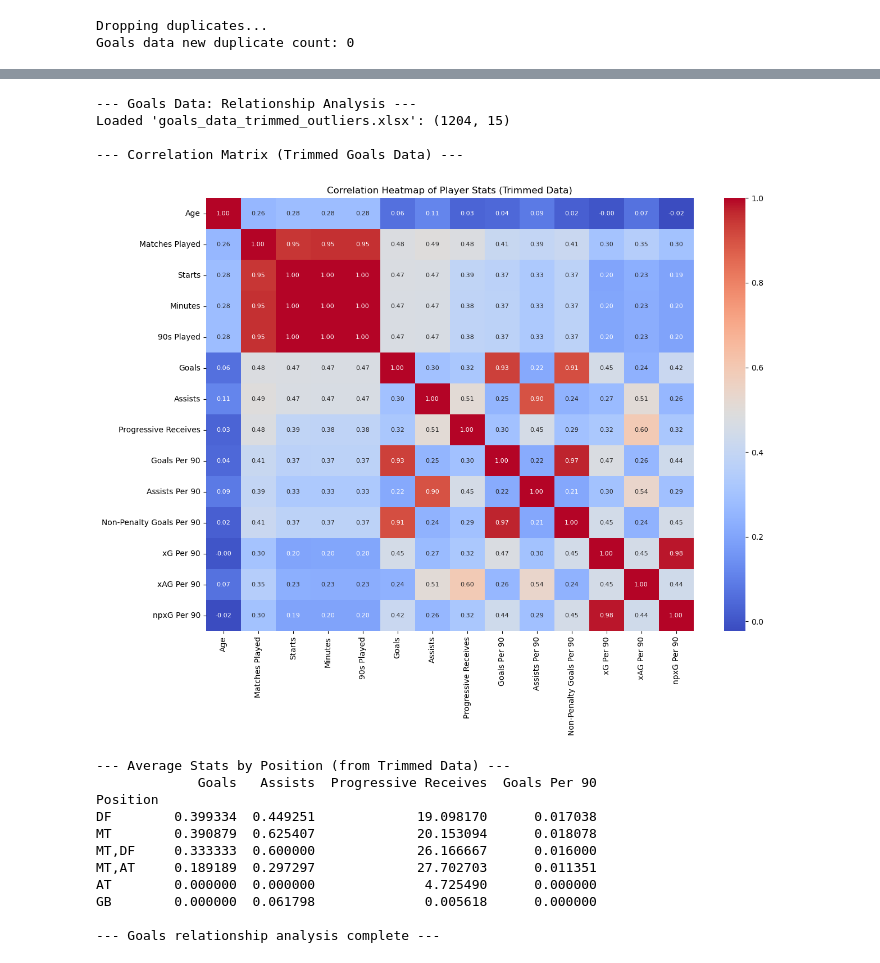
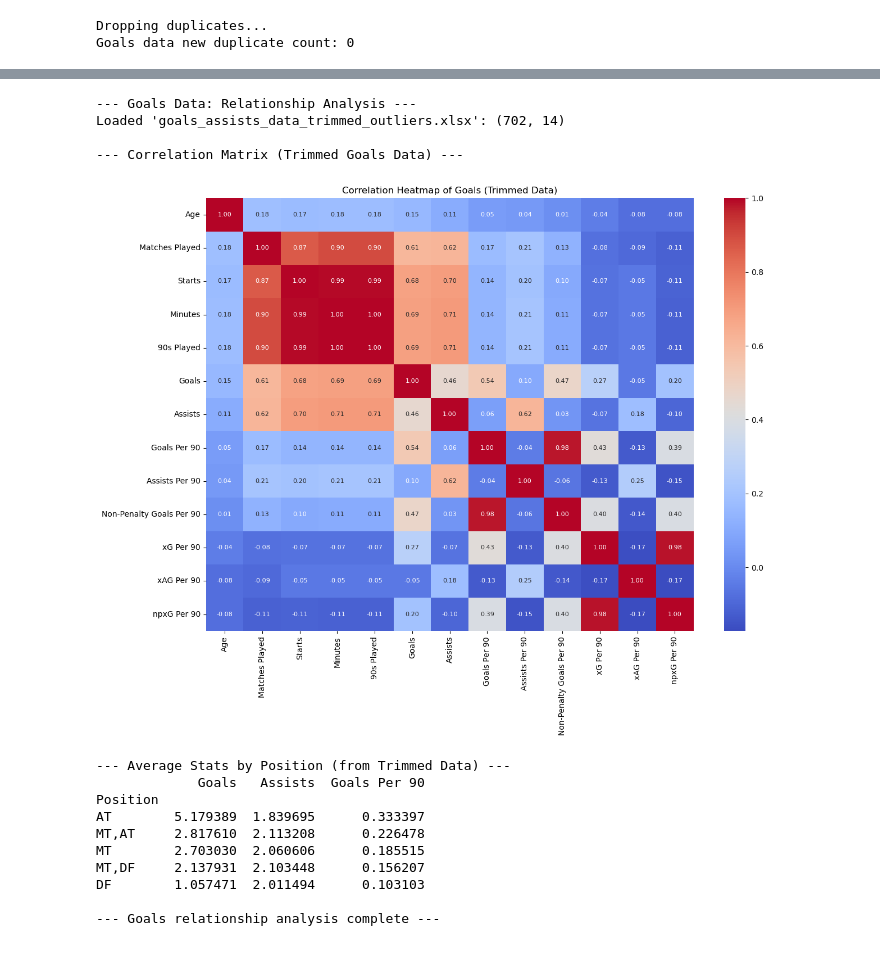
Before and after one commit to springboardmentor345a-create/Projects_2, a Jupyter notebook: Model Training/Notebooks/Goals and Assists Notebook.ipynb, the cells around one changed output, grey strips where cells are left out. Drawn from its saved outputs; the diff is of its cells as text; code cells hidden in the pictures.

Commit message:
Model Training on given problem statements along with their visualizations

```diff
--- a/Model Training/Notebooks/Goals and Assists Notebook.ipynb
+++ b/Model Training/Notebooks/Goals and Assists Notebook.ipynb
@@ -201,0 +192,17 @@ Successfully created 'df_goals_trimmed' and saved to: goals_data_trimmed_outlier
+# %%
+# Plotting BoxPlots for all the Numerical Features after removing outliers
+import numpy as np
+import matplotlib.pyplot as plt
+import seaborn as sns
+
+# Get a list of all columns that are numbers (int64 or float64)
+numeric_cols = df_clean.select_dtypes(include=[np.number]).columns
+
+print(f"Plotting boxplots for all {len(numeric_cols)} numeric columns after removing outliers in df_clean:\n")
+for col in numeric_cols:
+    plt.figure(figsize=(10, 4))
+    sns.boxplot(x=df_clean[col])
+    plt.title(f'Boxplot for {col} (Outliers Removed)')
+    plt.xlabel(col)
+    plt.show()
+print("\n--- All numeric columns have been plotted. ---")
@@ -249,4 +277,5 @@ Name: count, dtype: int64
 # %%
+# Plotting Heatmap for Correlation Matrix (GOALS)
 import pandas as pd
 import numpy as np
 import matplotlib.pyplot as plt
@@ -256,53 +285,52 @@ import seaborn as sns
 print("--- Goals Data: Relationship Analysis ---")
 
 try:
-    # 1. Load the data you just analyzed
-    df_goals_trimmed = pd.read_excel("goals_data_trimmed_outliers.xlsx")
-    print(f"Loaded 'goals_data_trimmed_outliers.xlsx': {df_goals_trimmed.shape}")
+    # 1. Load the data
+    df_goals_assists_trimmed = pd.read_excel("goals_assists_data_trimmed_outliers.xlsx")
+    print(f"Loaded 'goals_assists_data_trimmed_outliers.xlsx': {df_goals_assists_trimmed.shape}")
 
     # 2. Correlation Matrix
     print("\n--- Correlation Matrix (Trimmed Goals Data) ---")
 
-    # Select only numeric columns for correlation
-    numeric_cols = df_goals_trimmed.select_dtypes(include=[np.number])
+    # Select only numeric columns
+    numeric_cols = df_goals_assists_trimmed.select_dtypes(include=[np.number])
     corr_matrix = numeric_cols.corr()
 
-    # Create a heatmap to visualize the correlation
+    # Create a heatmap
     plt.figure(figsize=(14, 10))
     sns.heatmap(corr_matrix, annot=True, fmt='.2f', cmap='coolwarm',
                 annot_kws={"size": 8})
-    plt.title('Correlation Heatmap of Player Stats (Trimmed Data)')
+    plt.title('Correlation Heatmap of Goals (Trimmed Data)')
     plt.show()
 
     # 3. Categorical vs. Numeric (Grouped Averages)
     print("\n--- Average Stats by Position (from Trimmed Data) ---")
-    key_stats = ['Goals', 'Assists', 'Progressive Receives', 'Goals Per 90']
+    key_stats = ['Goals', 'Assists', 'Goals Per 90']
 
     # Group by 'Position' and calculate the mean for key stats
-    position_stats = df_goals_trimmed.groupby('Position')[key_stats].mean()
+    position_stats = df_goals_assists_trimmed.groupby('Position')[key_stats].mean()
     print(position_stats.sort_values(by='Goals', ascending=False))
 
     print("\n--- Goals relationship analysis complete ---")
 
 except FileNotFoundError:
-    print("Error: 'goals_data_trimmed_outliers.xlsx' not found.")
+    print("Error: 'goals_assists_data_trimmed_outliers.xlsx' not found.")
     print("Please make sure you have successfully run 'process_goals_data.py' first.")
 except Exception as e:
     print(f"An unexpected error occurred: {e}")
 # %% [output]
 --- Goals Data: Relationship Analysis ---
-Loaded 'goals_data_trimmed_outliers.xlsx': (1204, 15)
+Loaded 'goals_assists_data_trimmed_outliers.xlsx': (702, 14)
 
 --- Correlation Matrix (Trimmed Goals Data) ---
-[figure, old version]
+[figure, new version]
 --- Average Stats by Position (from Trimmed Data) ---
-             Goals   Assists  Progressive Receives  Goals Per 90
+             Goals   Assists  Goals Per 90
 Position
-DF        0.399334  0.449251             19.098170      0.017038
-MT        0.390879  0.625407             20.153094      0.018078
-MT,DF     0.333333  0.600000             26.166667      0.016000
-MT,AT     0.189189  0.297297             27.702703      0.011351
-AT        0.000000  0.000000              4.725490      0.000000
-GB        0.000000  0.061798              0.005618      0.000000
+AT        5.179389  1.839695      0.333397
+MT,AT     2.817610  2.113208      0.226478
+MT        2.703030  2.060606      0.185515
+MT,DF     2.137931  2.103448      0.156207
+DF        1.057471  2.011494      0.103103
 
 --- Goals relationship analysis complete ---
```
Also changed, not shown: parts of 19 cells of this notebook, 3 other files.
